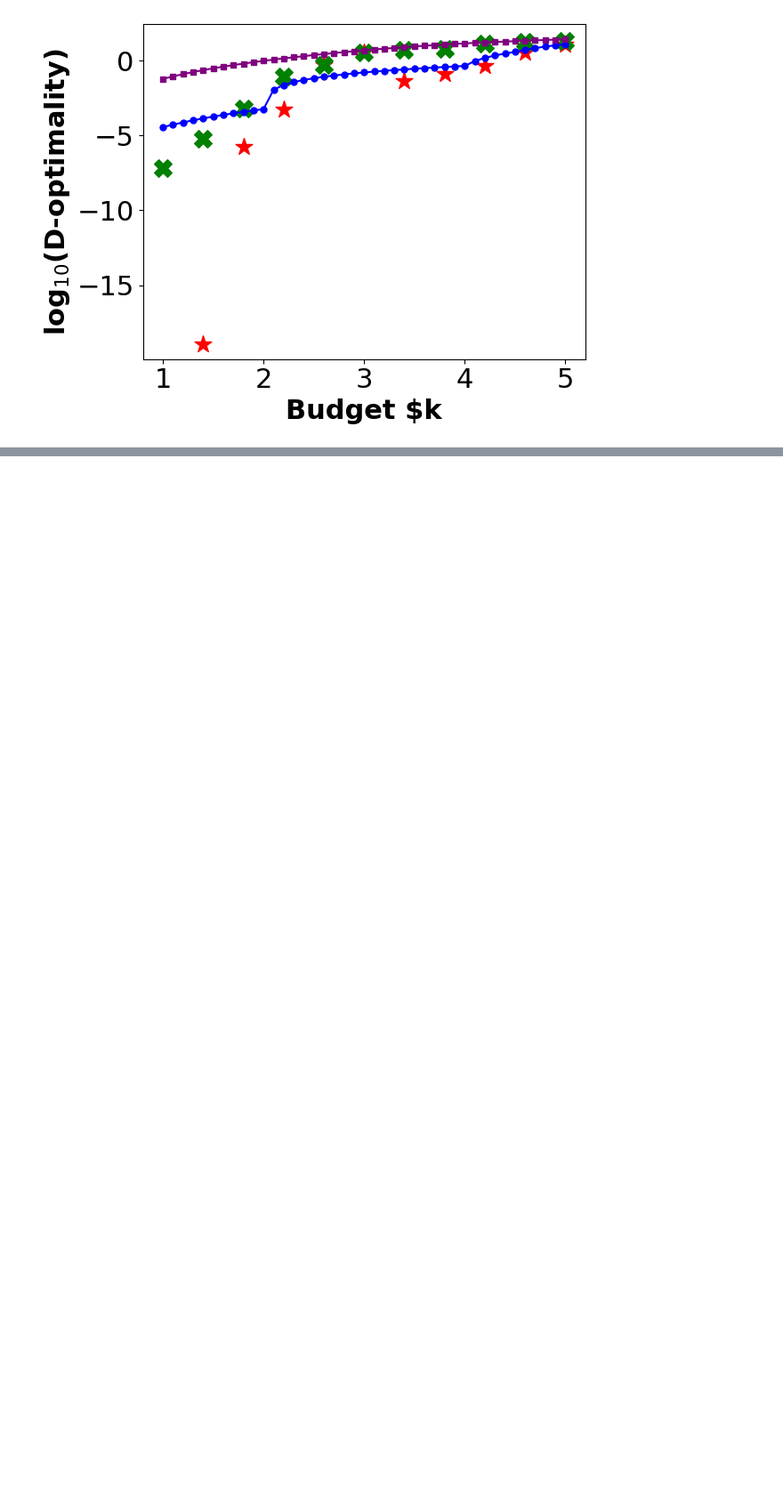
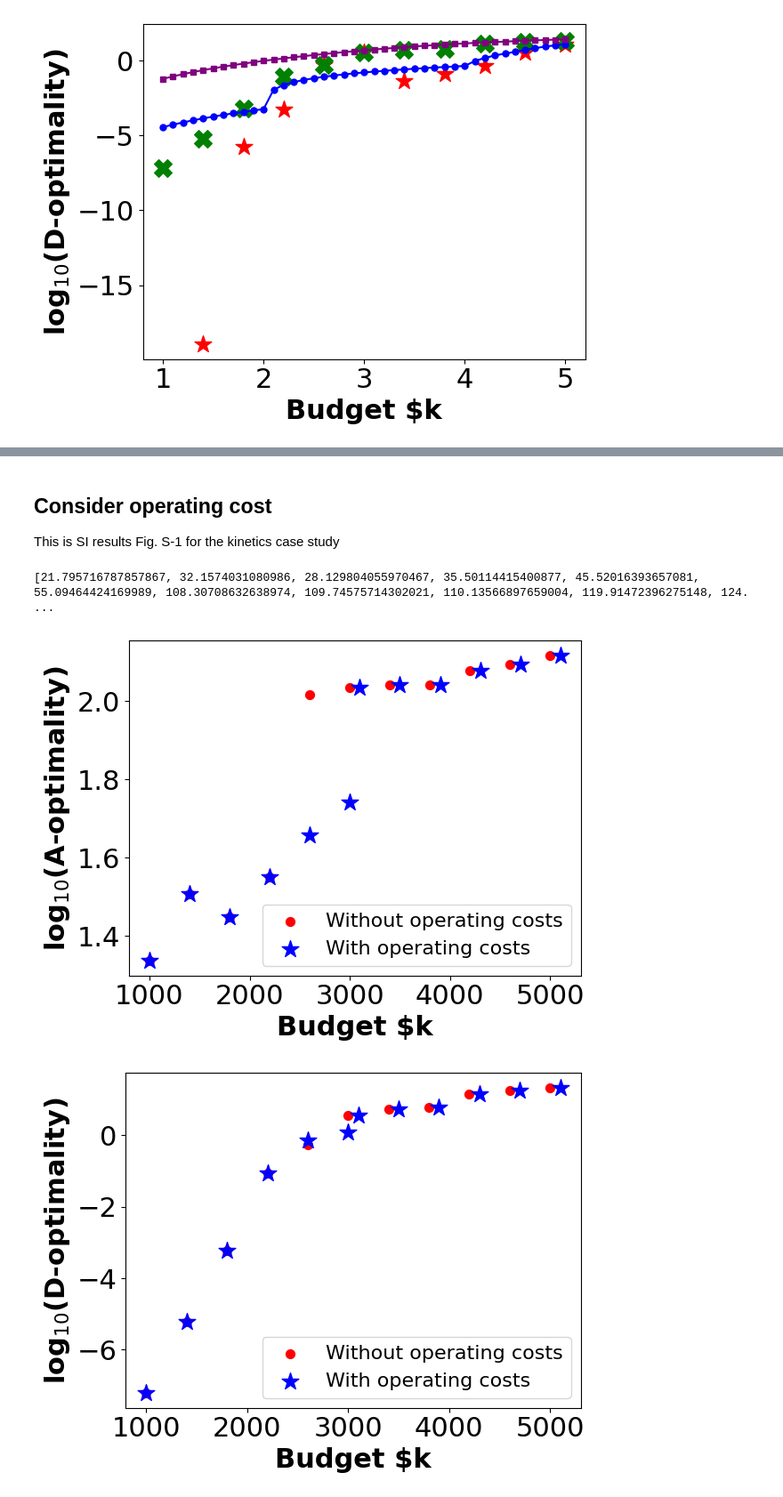
Before and after one commit to CCSI-Toolset/measurement-optimization, a Jupyter notebook: Draw_figure.ipynb, the cells around one changed output, grey strips where cells are left out. Shown at 89% size. Saved outputs shown, nothing was run; the diff lists cells and outputs as text; code cells hidden in the pictures; blank space fills up the shorter version.

```diff
--- a/Draw_figure.ipynb
+++ b/Draw_figure.ipynb
@@ -266,7 +266,0 @@ This is SI results for the kinetics case study
-# %%
-mindt_a_file, mindt_d_file = read_fim('./kinetics_results/Dec9_fim_',x_gurobi, obj="_d_mip")
-
-operate_x = [1000, 1400, 1800, 2200, 2600, 3000, 3100, 3500, 3900, 4300, 4700, 5100]
-
-mindt_a_file2, mindt_d_file2 = read_fim('./kinetics_results/Dec12_fim_',operate_x, obj="_d_mip")
-print(mindt_a_file2)
@@ -304,2 +267,72 @@ compare(x_gurobi, operate_x, mindt_a_file, mindt_a_file2,  mindt_d_file, mindt_d
+# %% [markdown]
+## Consider operating cost
+
+This is SI results Fig. S-1 for the kinetics case study
+# %%
+# we need to define a range since with operating cost, the ranges are different and deviate with 100 from 3000
+operate_x = [1000, 1400, 1800, 2200, 2600, 3000, 3100, 3500, 3900, 4300, 4700, 5100]
+
+# read the operating FIM results
+# mindt_a_file2: a list of A-optimality of FIMs of budgets in operate_x
+# mindt_d_file2: a list of D-optimality of FIMs of budgets in operate_x
+mindt_a_file2, mindt_d_file2 = read_fim('./kinetics_results/Operate_fim_',operate_x, obj="_d_mip")
+# %% [output]
+[21.795716787857867, 32.1574031080986, 28.129804055970467, 35.50114415400877, 45.52016393657081, 55.09464424169989, 108.30708632638974, 109.74575714302021, 110.13566897659004, 119.91472396275148, 124. ...
+# %%
+def compare_MINLP_with_operate(x1, x2, y1_a, y2_a, y1_b, y2_b):
+    """
+    This figure compares the MINLP results with the adding operation costs results
+
+    Arguments
+    ---------
+    x1: a list of budget ranges for the MINLP solution
+    x2: a list of budget ranges for the operating cost solution
+    y1_a: a list of A-optimality for MINLP solution
+    y2_a: a list of A-optimality for operating cost solution
+    y1_b: a list of D-optimality for MINLP solution
+    y2_b: a list of D-optimality for operating cost solution
+    """
+
+    # define font size for axis title, lable, ticks
+    si=22
+    plt.rc('axes', titlesize=si)
+    plt.rc('axes', labelsize=si)
+    plt.rc('xtick', labelsize=si)
+    plt.rc('ytick', labelsize=si)
+
+
+    # plot A-optimality results comparison
+    # MINLP solution
+    plt.scatter(x1, np.log10(y1_a), marker=".", s=200, color="red", label = "Without operating costs")
+    # operating cost solution
+    plt.scatter(x2, np.log10(y2_a), marker="*", s=200, color="blue", label="With operating costs")
+    plt.xlabel('Budget $k', fontweight="bold")
+    plt.ylabel('log$_{10}$(A-optimality)', fontweight="bold")
+    plt.legend( fontsize=16)
+    plt.tight_layout()
+    plt.savefig('operate_trace.pdf')
+    plt.show()
+
+    # plot D-optimality results comparison
+    # MINLP solution
+    plt.scatter(x1, np.log10(y1_b), marker=".", s=200, color="red", label = "Without operating costs")
+    # operating cost solution
+    plt.scatter(x2, np.log10(y2_b), marker="*", s=200, color="blue", label="With operating costs")
+    plt.xlabel('Budget $k', fontweight="bold")
+    plt.ylabel('log$_{10}$(D-optimality)', fontweight="bold")
+    plt.legend(fontsize=16)
+    plt.tight_layout()
+    plt.savefig('operate_det.pdf')
+    plt.show()
+
+compare(x_gurobi, # a list of budget ranges for the MINLP solution
+        operate_x, # a list of budget ranges for the operating cost solution
+        mindt_a_file, # a list of A-optimality for MINLP solution
+        mindt_a_file2, # a list of A-optimality for operating cost solution
+        mindt_d_file, # a list of D-optimality for MINLP solution
+        mindt_d_file2)# a list of D-optimality for operating cost solution
+# %% [output]
+[figure, added]
+[figure, added]
 # %% [markdown]
 ## Solution visualize
```
Also changed, not shown: parts of 27 cells of this notebook.
